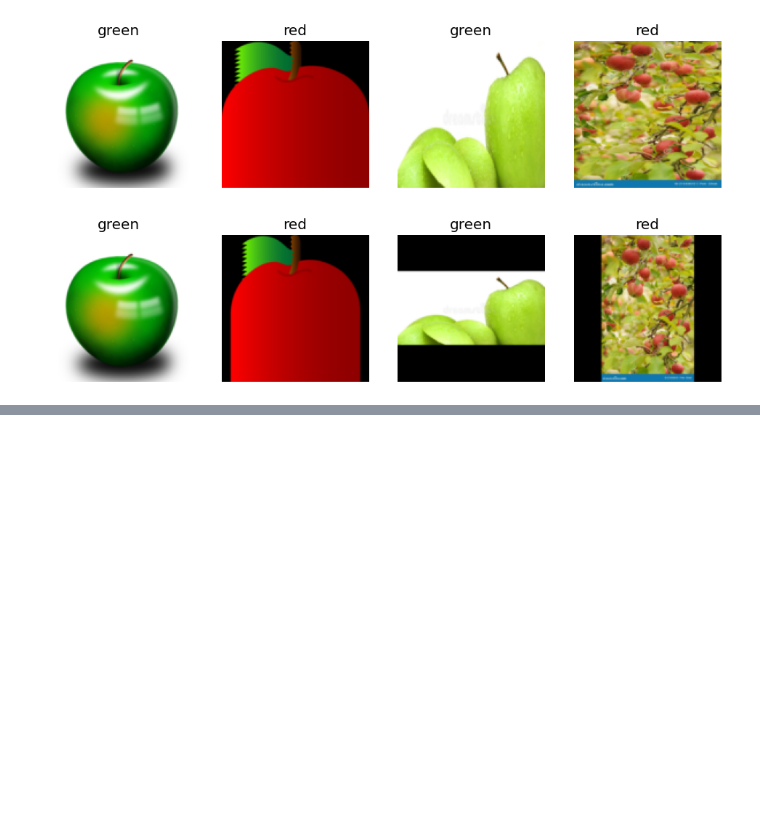
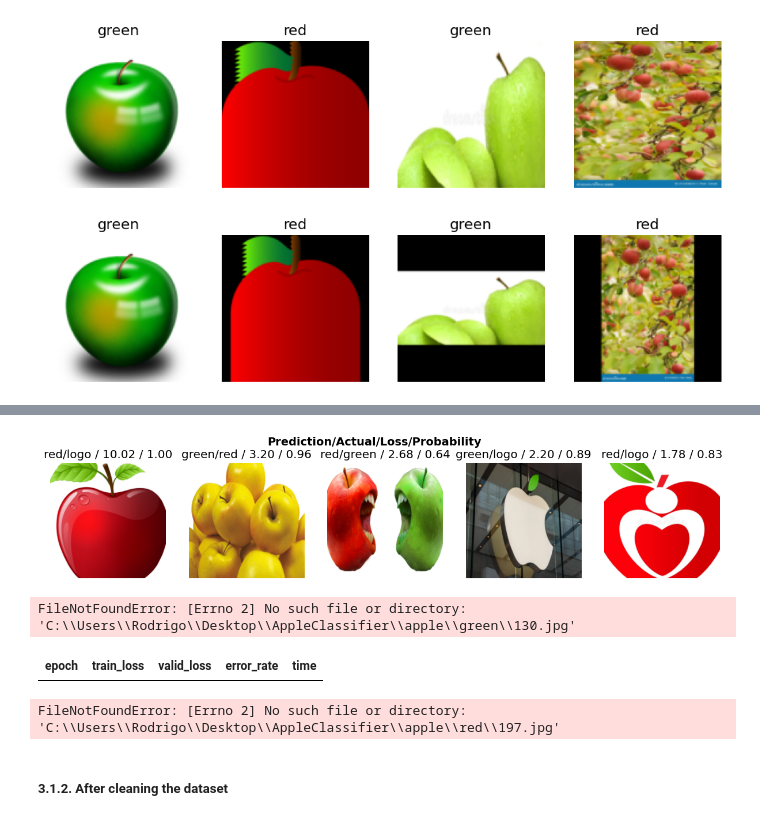
Before and after one commit to rodribro/AppleClassifier, a Jupyter notebook: apple_classifier_notebook.ipynb, the cells around one changed output, grey strips where cells are left out. Saved outputs shown, nothing was run; the diff lists cells and outputs as text; code cells hidden in the pictures; blank space fills up the shorter version.

```diff
--- a/apple_classifier_notebook.ipynb
+++ b/apple_classifier_notebook.ipynb
@@ -77,0 +126,3 @@ dls.valid.show_batch(max_n=4, nrows=1)
+# %%
+interp.plot_top_losses(5, nrows=1)
+# %% [output]
@@ -77,0 +130,6 @@ dls.valid.show_batch(max_n=4, nrows=1)
+[figure, added]
+# %%
+cleaner = ImageClassifierCleaner(learner0)
+cleaner
+# %% [output]
+FileNotFoundError: [Errno 2] No such file or directory: 'C:\\Users\\Rodrigo\\Desktop\\AppleClassifier\\apple\\green\\130.jpg'
@@ -77,0 +138,8 @@ dls.valid.show_batch(max_n=4, nrows=1)
+# %%
+learner0 = vision_learner(dls, resnet18, metrics=error_rate)
+learner0.fine_tune(4)
+# %% [output]
+| epoch | train_loss | valid_loss | error_rate | time |
+FileNotFoundError: [Errno 2] No such file or directory: 'C:\\Users\\Rodrigo\\Desktop\\AppleClassifier\\apple\\red\\197.jpg'
+# %% [markdown]
+##### <b> 3.1.2. After cleaning the dataset </b>
```
Also changed, not shown: parts of 17 cells of this notebook, 37 other files.
